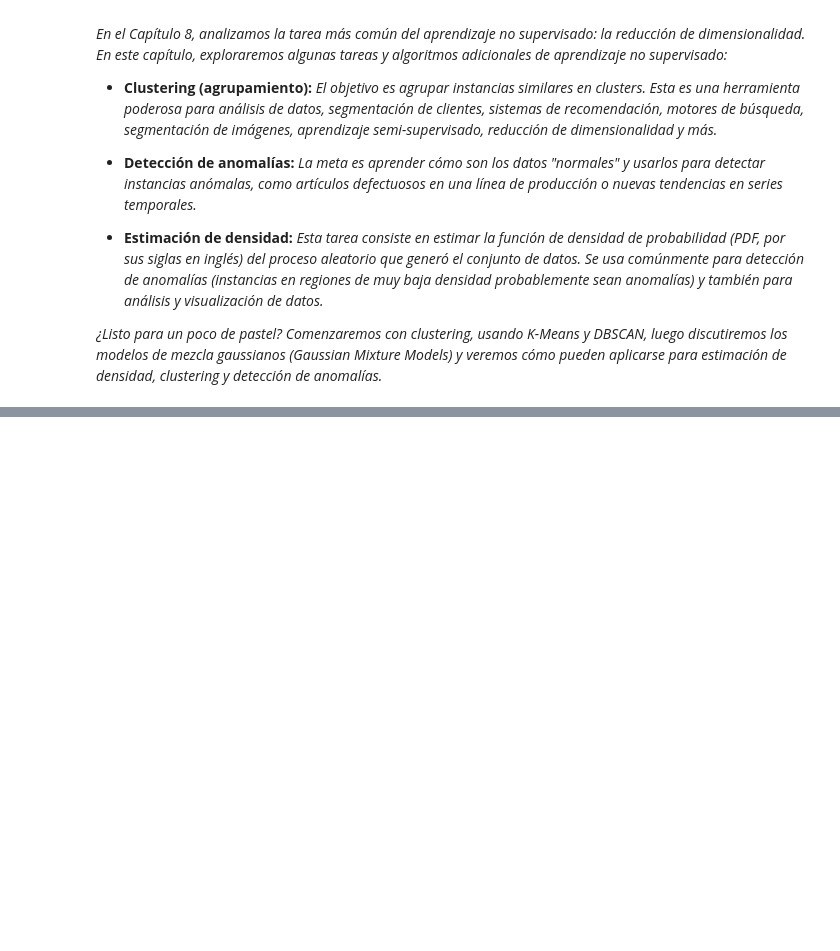
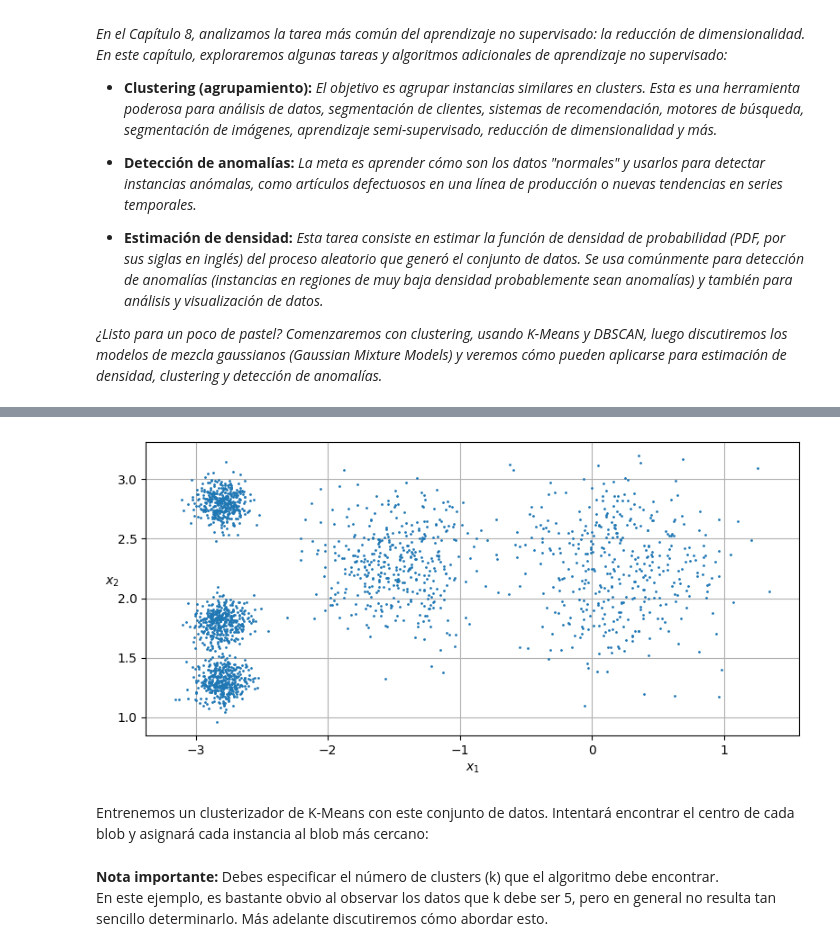
Before and after one commit to marco-canas/linea_invest_didact_math_data, a Jupyter notebook: 3_prop_invest_didact_ml_dl/1_g_lideres/4_fases_investig/1_2_diag_interven/2_secuencia_didac_ml/3_taller_regresion_part_1/3_sesion_teo_introduc/3_sesion_teo_introduc.ipynb, the cells around one changed output, grey strips where cells are left out. Saved outputs shown, nothing was run; the diff lists cells and outputs as text; code cells hidden in the pictures; blank space fills up the shorter version.

```diff
--- a/3_prop_invest_didact_ml_dl/1_g_lideres/4_fases_investig/1_2_diag_interven/2_secuencia_didac_ml/3_taller_regresion_part_1/3_sesion_teo_introduc/3_sesion_teo_introduc.ipynb
+++ b/3_prop_invest_didact_ml_dl/1_g_lideres/4_fases_investig/1_2_diag_interven/2_secuencia_didac_ml/3_taller_regresion_part_1/3_sesion_teo_introduc/3_sesion_teo_introduc.ipynb
@@ -298,0 +455,33 @@ NameError: name 'save_fig' is not defined
+# %%
+import numpy as np
+from sklearn.cluster import KMeans
+from sklearn.datasets import make_blobs
+
+# extra code – the exact arguments of make_blobs() are not important
+blob_centers = np.array([[ 0.2,  2.3], [-1.5 ,  2.3], [-2.8,  1.8],
+                         [-2.8,  2.8], [-2.8,  1.3]])
+blob_std = np.array([0.4, 0.3, 0.1, 0.1, 0.1])
+X, y = make_blobs(n_samples=2000, centers=blob_centers, cluster_std=blob_std,
+                  random_state=7)
+
+k = 5
+kmeans = KMeans(n_clusters=k, n_init=10, random_state=42)
+y_pred = kmeans.fit_predict(X)
+# %%
+# extra code – this cell generates and saves Figure 9–2
+
+def plot_clusters(X, y=None):
+    plt.scatter(X[:, 0], X[:, 1], c=y, s=1)
+    plt.xlabel("$x_1$")
+    plt.ylabel("$x_2$", rotation=0)
+
+plt.figure(figsize=(8, 4))
+plot_clusters(X)
+plt.gca().set_axisbelow(True)
+plt.grid()
+save_fig("blobs_plot_figure_9_2")
+plt.show()
+# %% [output]
+[figure, added]
+# %% [markdown]
+Entrenemos un clusterizador de K-Means con este conjunto de datos. Intentará encontrar el centro de cada blob y asignará cada instancia al blob más cercano:
@@ -298,0 +493,4 @@ NameError: name 'save_fig' is not defined
+# %% [markdown]
+
+**Nota importante:** Debes especificar el número de clusters (k) que el algoritmo debe encontrar.
+En este ejemplo, es bastante obvio al observar los datos que k debe ser 5, pero en general no resulta tan sencillo determinarlo. Más adelante discutiremos cómo abordar esto.
```
Also changed, not shown: parts of 45 cells of this notebook, 2 other files.
